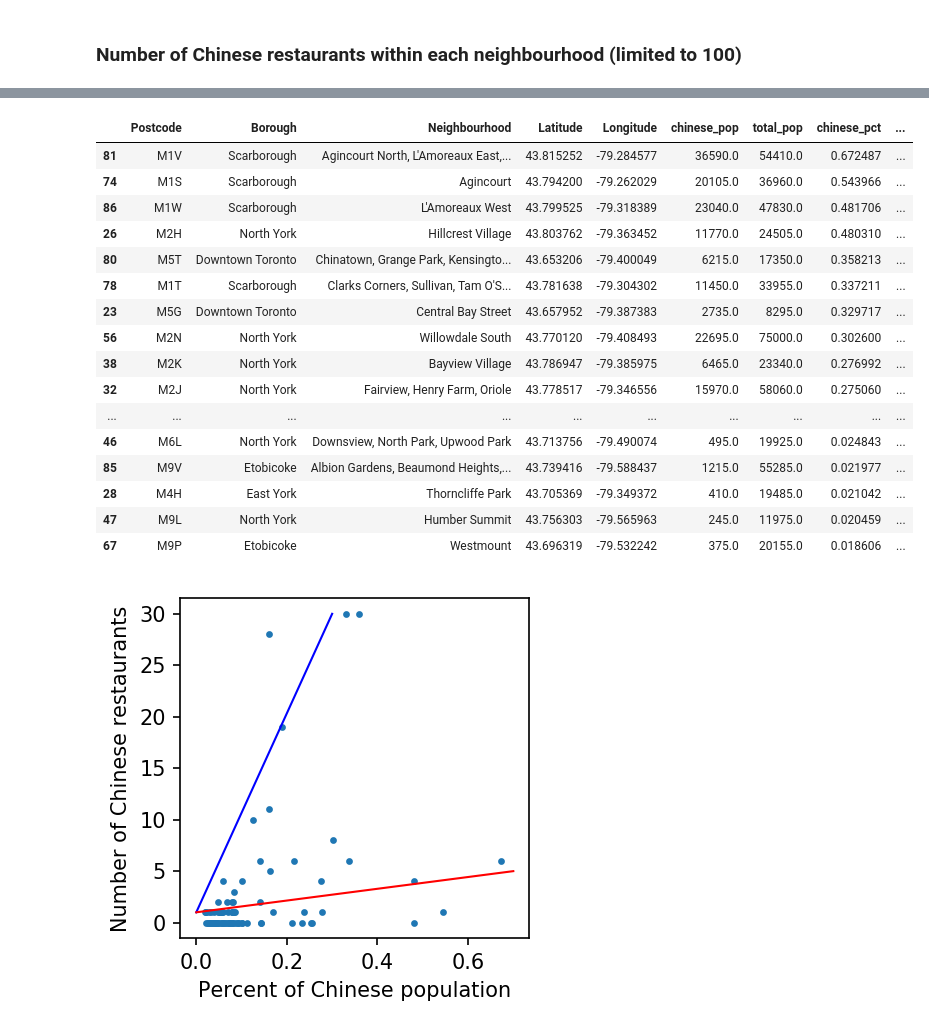
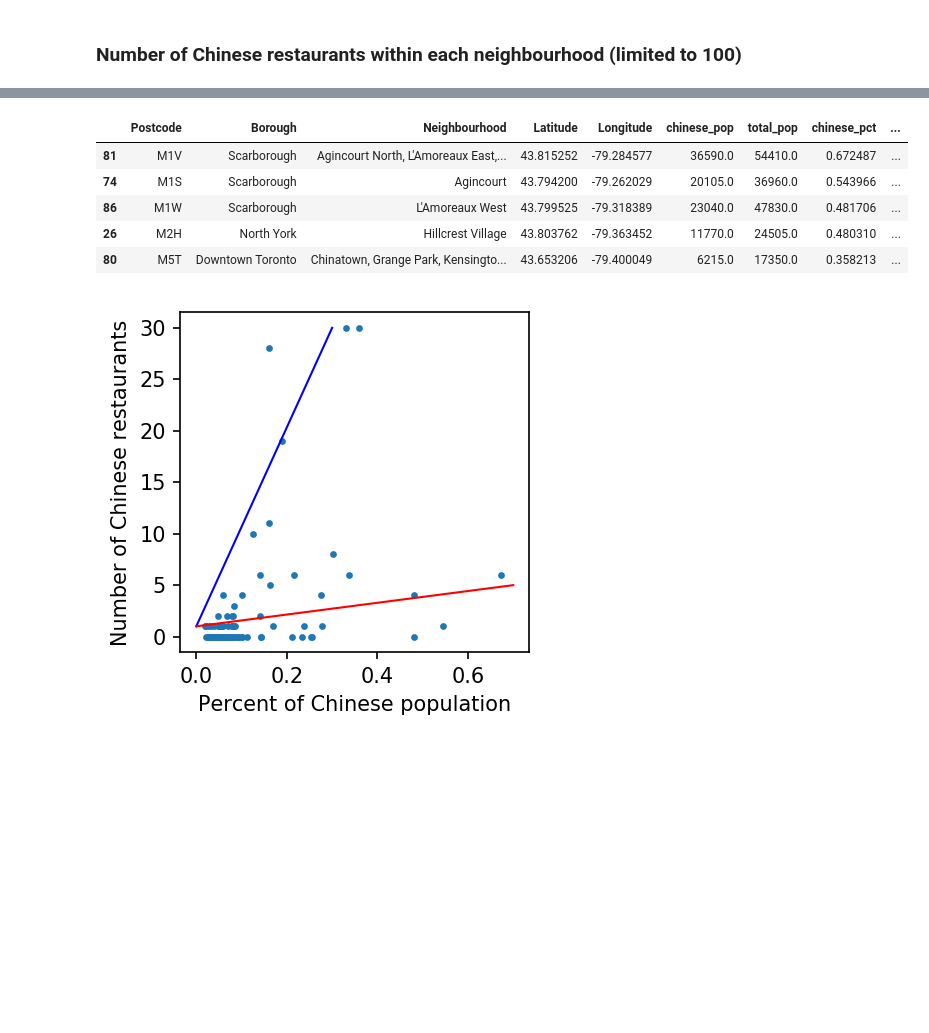
Before and after one commit to shengan-zhan/Coursera_Capstone, a Jupyter notebook: chinese_restaurants_in_GTA.ipynb, the cells around one changed output, grey strips where cells are left out. Saved outputs shown, nothing was run; the diff lists cells and outputs as text; code cells hidden in the pictures; blank space fills up the shorter version.

```diff
--- a/chinese_restaurants_in_GTA.ipynb
+++ b/chinese_restaurants_in_GTA.ipynb
@@ -320,26 +260,15 @@ df_rest_count
 # %%
 df_data_rest = df_data.merge(df_rest_count,left_on='Neighbourhood',right_on='Neighbourhood',how='left')
 df_data_rest['chinese_pct'].replace(np.nan,0,inplace=True)
 df_data_rest['Restaurant'].replace(np.nan,0,inplace=True)
-df_data_rest.sort_values(by=['chinese_pct'],ascending=False,na_position='last')
+df_data_rest.sort_values(by=['chinese_pct'],ascending=False,na_position='last').head()
 # %% [output]
 |  | Postcode | Borough | Neighbourhood | Latitude | Longitude | chinese_pop | total_pop | chinese_pct | ... |
 | 81 | M1V | Scarborough | Agincourt North, L'Amoreaux East,... | 43.815252 | -79.284577 | 36590.0 | 54410.0 | 0.672487 | ... |
 | 74 | M1S | Scarborough | Agincourt | 43.794200 | -79.262029 | 20105.0 | 36960.0 | 0.543966 | ... |
 | 86 | M1W | Scarborough | L'Amoreaux West | 43.799525 | -79.318389 | 23040.0 | 47830.0 | 0.481706 | ... |
 | 26 | M2H | North York | Hillcrest Village | 43.803762 | -79.363452 | 11770.0 | 24505.0 | 0.480310 | ... |
 | 80 | M5T | Downtown Toronto | Chinatown, Grange Park, Kensingto... | 43.653206 | -79.400049 | 6215.0 | 17350.0 | 0.358213 | ... |
-| 78 | M1T | Scarborough | Clarks Corners, Sullivan, Tam O'S... | 43.781638 | -79.304302 | 11450.0 | 33955.0 | 0.337211 | ... |
-| 23 | M5G | Downtown Toronto | Central Bay Street | 43.657952 | -79.387383 | 2735.0 | 8295.0 | 0.329717 | ... |
-| 56 | M2N | North York | Willowdale South | 43.770120 | -79.408493 | 22695.0 | 75000.0 | 0.302600 | ... |
-| 38 | M2K | North York | Bayview Village | 43.786947 | -79.385975 | 6465.0 | 23340.0 | 0.276992 | ... |
-| 32 | M2J | North York | Fairview, Henry Farm, Oriole | 43.778517 | -79.346556 | 15970.0 | 58060.0 | 0.275060 | ... |
-| ... | ... | ... | ... | ... | ... | ... | ... | ... | ... |
-| 46 | M6L | North York | Downsview, North Park, Upwood Park | 43.713756 | -79.490074 | 495.0 | 19925.0 | 0.024843 | ... |
-| 85 | M9V | Etobicoke | Albion Gardens, Beaumond Heights,... | 43.739416 | -79.588437 | 1215.0 | 55285.0 | 0.021977 | ... |
-| 28 | M4H | East York | Thorncliffe Park | 43.705369 | -79.349372 | 410.0 | 19485.0 | 0.021042 | ... |
-| 47 | M9L | North York | Humber Summit | 43.756303 | -79.565963 | 245.0 | 11975.0 | 0.020459 | ... |
-| 67 | M9P | Etobicoke | Westmount | 43.696319 | -79.532242 | 375.0 | 20155.0 | 0.018606 | ... |
 # %%
 plt.figure(dpi=150,figsize=(3,3))
 plt.scatter(df_data_rest.chinese_pct, df_data_rest.Restaurant,s=5)
```
Also changed, not shown: parts of 18 cells of this notebook.
